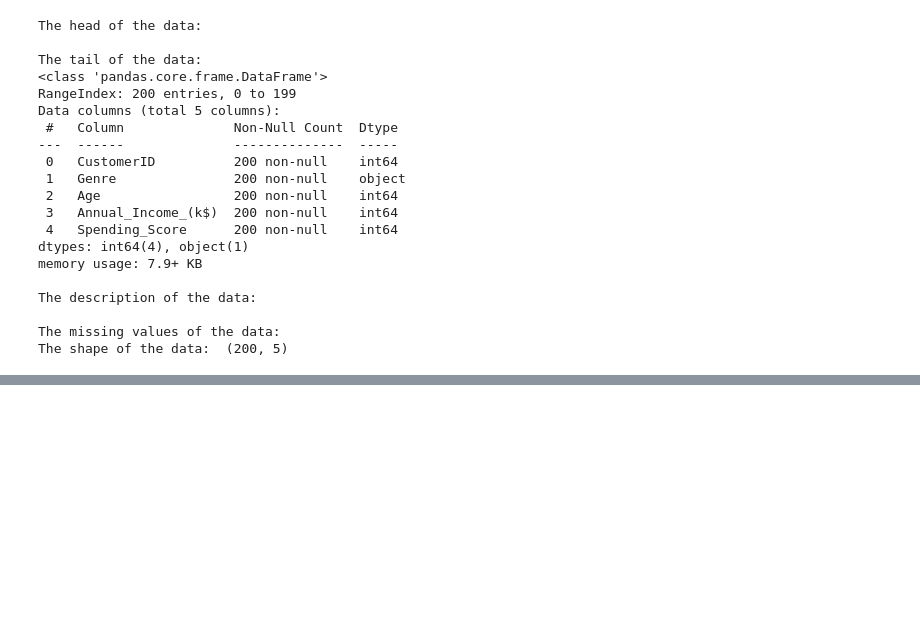
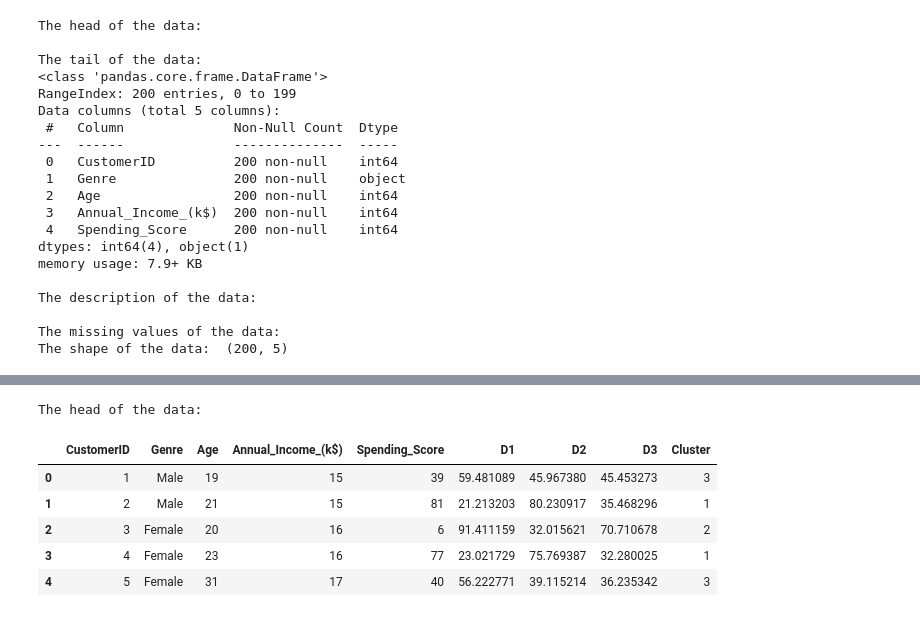
Before and after one commit to sabbir2609/edge_course, a Jupyter notebook: projects/mall_data.ipynb, the cells around one changed output, grey strips where cells are left out. Saved outputs shown, nothing was run; the diff lists cells and outputs as text; code cells hidden in the pictures; blank space fills up the shorter version.

```diff
--- a/projects/mall_data.ipynb
+++ b/projects/mall_data.ipynb
@@ -57,0 +89,13 @@ The shape of the data:  (200, 5)
+# %%
+# calculate the distance between two points
+def euclidean_distance(x1, y1, x2, y2):
+    return np.sqrt((x1 - x2) ** 2 + (y1 - y2) ** 2)
+
+
+# calculate the distance between two points
+df['D1'] = euclidean_distance(df['Age'], df['Spending_Score'], centroids[0][0], centroids[0][1])
+df['D2'] = euclidean_distance(df['Age'], df['Spending_Score'], centroids[1][0], centroids[1][1])
+df['D3'] = euclidean_distance(df['Age'], df['Spending_Score'], centroids[2][0], centroids[2][1])
+
+print("The head of the data: ")
+df.head()
@@ -57,0 +110,14 @@ The shape of the data:  (200, 5)
+# %%
+# find the minimum distance
+df['Cluster'] = df[['D1', 'D2', 'D3']].idxmin(axis=1) # find the minimum distance
+df['Cluster'] = df['Cluster'].apply(lambda x: int(x[1])) # get the cluster number
+print("The head of the data: ")
+df.head()
+# %% [output]
+The head of the data:
+|  | CustomerID | Genre | Age | Annual_Income_(k$) | Spending_Score | D1 | D2 | D3 | Cluster |
+| 0 | 1 | Male | 19 | 15 | 39 | 59.481089 | 45.967380 | 45.453273 | 3 |
+| 1 | 2 | Male | 21 | 15 | 81 | 21.213203 | 80.230917 | 35.468296 | 1 |
+| 2 | 3 | Female | 20 | 16 | 6 | 91.411159 | 32.015621 | 70.710678 | 2 |
+| 3 | 4 | Female | 23 | 16 | 77 | 23.021729 | 75.769387 | 32.280025 | 1 |
+| 4 | 5 | Female | 31 | 17 | 40 | 56.222771 | 39.115214 | 36.235342 | 3 |
```
Also changed, not shown: parts of 5 cells of this notebook, 2 other files.
